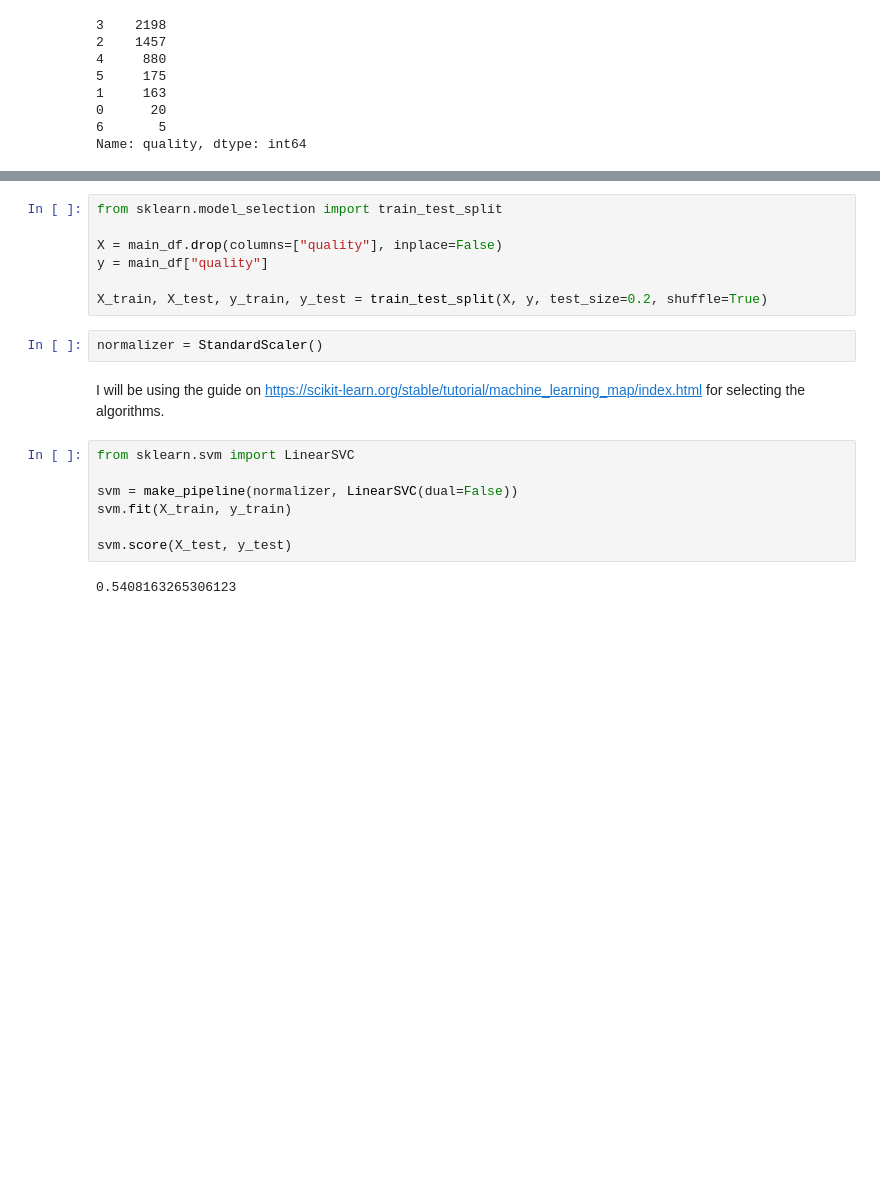
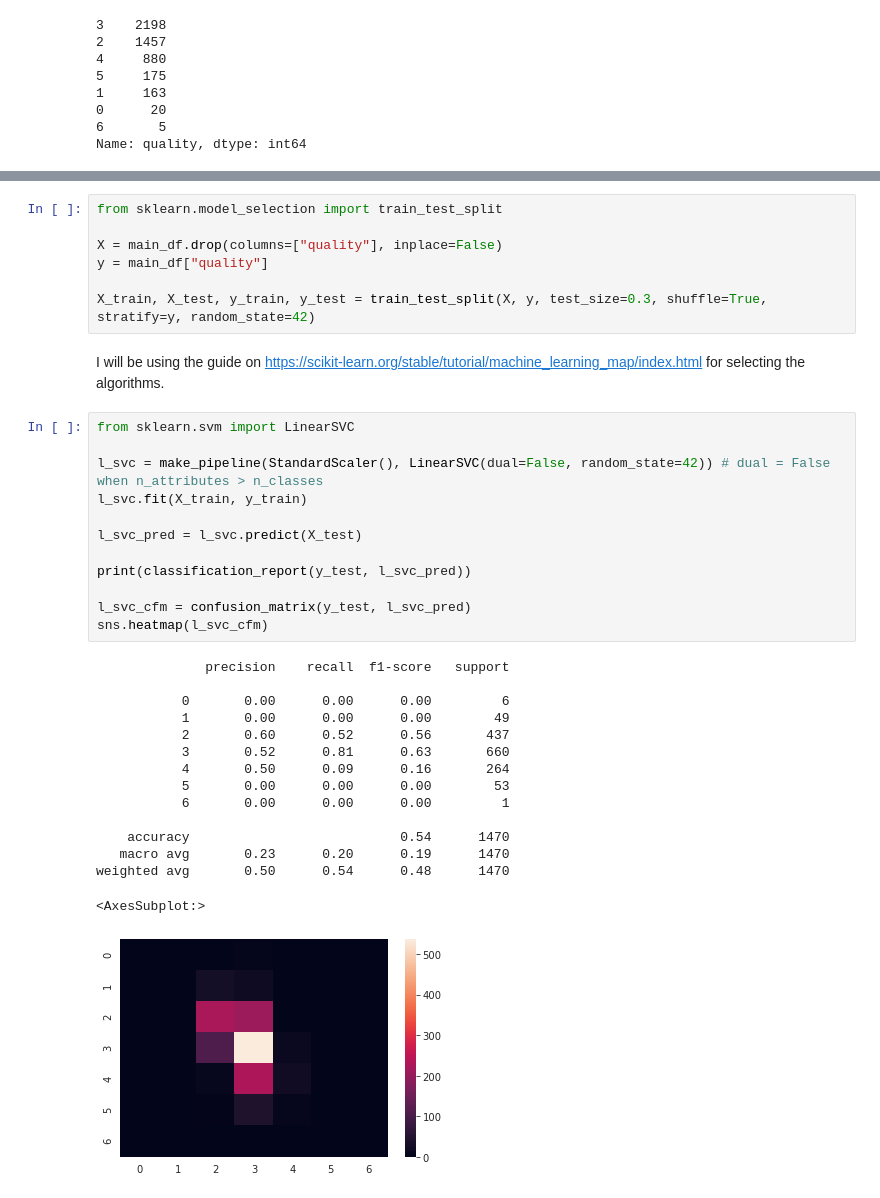
Before and after one commit to AtakanYuksel/white-wine-quality-prediction, a Jupyter notebook: main.ipynb, the cells around one changed output, grey strips where cells are left out. Drawn from its saved outputs; the diff is of its cells as text; blank space fills up the shorter version.

```diff
--- a/main.ipynb
+++ b/main.ipynb
@@ -79,17 +75,34 @@ from sklearn.model_selection import train_test_split
 X = main_df.drop(columns=["quality"], inplace=False)
 y = main_df["quality"]
 
-X_train, X_test, y_train, y_test = train_test_split(X, y, test_size=0.2, shuffle=True)
+X_train, X_test, y_train, y_test = train_test_split(X, y, test_size=0.3, shuffle=True, stratify=y, random_state=42)
-# %%
-normalizer = StandardScaler()
 # %% [markdown]
 I will be using the guide on https://scikit-learn.org/stable/tutorial/machine_learning_map/index.html for selecting the algorithms.
 # %%
 from sklearn.svm import LinearSVC
 
-svm = make_pipeline(normalizer, LinearSVC(dual=False))
-svm.fit(X_train, y_train)
+l_svc = make_pipeline(StandardScaler(), LinearSVC(dual=False, random_state=42)) # dual = False when n_attributes > n_classes
+l_svc.fit(X_train, y_train)
 
-svm.score(X_test, y_test)
+l_svc_pred = l_svc.predict(X_test)
+
+print(classification_report(y_test, l_svc_pred))
+
+l_svc_cfm = confusion_matrix(y_test, l_svc_pred)
+sns.heatmap(l_svc_cfm)
 # %% [output]
-0.5408163265306123
+              precision    recall  f1-score   support
+
+           0       0.00      0.00      0.00         6
+           1       0.00      0.00      0.00        49
+           2       0.60      0.52      0.56       437
+           3       0.52      0.81      0.63       660
+           4       0.50      0.09      0.16       264
+           5       0.00      0.00      0.00        53
+           6       0.00      0.00      0.00         1
+
+    accuracy                           0.54      1470
+   macro avg       0.23      0.20      0.19      1470
+weighted avg       0.50      0.54      0.48      1470
+<AxesSubplot:>
+[figure, added]
```
Also changed, not shown: parts of 20 cells of this notebook.
